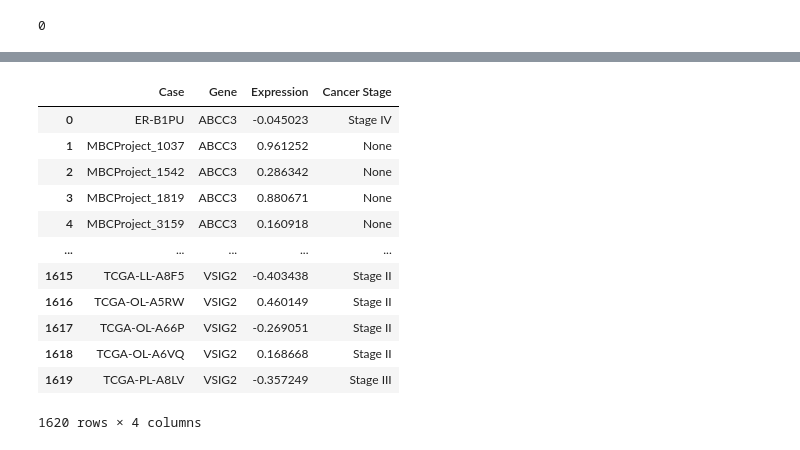
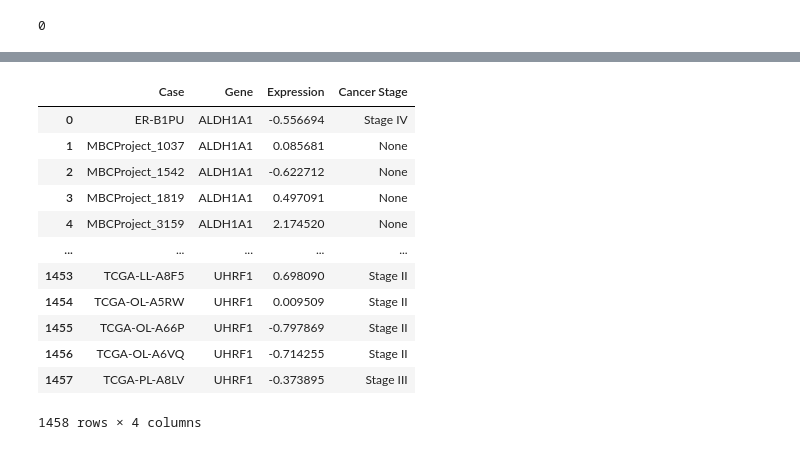
Before and after one commit to aaditya0106/cancer-dashboard, a Jupyter notebook: nciDataAnalysis.ipynb, the cells around one changed output, grey strips where cells are left out. Cells and saved outputs as stored; diff of their text form; code cells hidden in the pictures.

```diff
--- a/nciDataAnalysis.ipynb
+++ b/nciDataAnalysis.ipynb
@@ -390,8 +447,9 @@ Concatenate 30 genes with clinical data. Reduce down to 100 samples
 # %%
-combined_df = pd.concat([filtered_geneClinical2.iloc[:, 0:31], filtered_geneClinical2.iloc[:, 1002:]], axis=1)
+# commenting out this is when I was selecting first 30 genes
+# combined_df = pd.concat([filtered_geneClinical2.iloc[:, 0:31], filtered_geneClinical2.iloc[:, 1002:]], axis=1)
 
 #reduce to 100 samples
-combined_df = combined_df.iloc[1:100, :]
+combined_df = selected_columns.iloc[1:100, :]
 # Check the combined dataset
 print("Combined Dataset:")
 print(combined_df.head())
@@ -432,3 +490,11 @@ Index(['Case', 'ANO1', 'CTTN', 'GAB2', 'TSKU', 'PEG10', 'TSPAN12', 'VSIG2',
        'tissue_or_organ_of_origin', 'tumor_grade', 'year_of_diagnosis',
        'treatment_or_therapy', 'treatment_type'],
       dtype='object')
+# %%
+# List of all columns except the gene expression columns
+
+# Create a list of column names not in genesOfInterest
+id_vars = [col for col in combined_df.columns if col not in genesOfInterest]
+
+# Display the list of column names
+print(id_vars)
@@ -506,15 +565,6 @@ Stage IV        30
 Name: count, dtype: int64
 # %%
-# reshaped_df['Cancer Stage'] = reshapied_df['ajcc_pathologic_stage'].apply(
-#     lambda x: 'Stage I' if 'I' in x and 'Stage IIA' not in x and 'Stage IIB' not in x
-#     else 'Stage II' if 'II' in x
-#     else 'Stage III' if 'III' in x
-#     else 'Stage IV'
-# )
-
-# reshaped_df['Cancer Stage'].value_counts()
-
-reshaped_df['Cancer Stage'] = reshaped_df['ajcc_pathologic_stage'].apply(
+reshaped_df_drop['Cancer Stage'] = reshaped_df_drop['ajcc_pathologic_stage'].apply(
     lambda x: (
         'Stage I' if isinstance(x, str) and ('Stage I' in x and 'Stage IA' in x)
         else 'Stage II' if isinstance(x, str) and ('Stage IIA' in x or 'Stage IIB' in x)
@@ -525,7 +575,7 @@ reshaped_df['Cancer Stage'] = reshaped_df['ajcc_pathologic_stage'].apply(
 )
 
 # Display the counts for each stage
-stage_counts = reshaped_df['Cancer Stage'].value_counts()
+stage_counts = reshaped_df_drop['Cancer Stage'].value_counts()
 print(stage_counts)
 # %% [output]
 Cancer Stage
@@ -536,6 +586,6 @@ Stage IV       30
 Name: count, dtype: int64
 # %%
-unique_expression = reshaped_df.groupby(['Case', 'Gene'])['Expression'].first().unstack()
+unique_expression = reshaped_df_drop.groupby(['Case', 'Gene'])['Expression'].first().unstack()
 # %%
 unique_expression = unique_expression.astype(float).fillna(0)  # To Ensure all values are numeric
 # %%
@@ -685,38 +714,38 @@ heatmap.show()
 # %%
 # Add 'Cancer Stage' to unique_expression_melted
 unique_expression_melted = unique_expression_melted.merge(
-    reshaped_df[['Case', 'Cancer Stage']].drop_duplicates(),
+    reshaped_df_drop[['Case', 'Cancer Stage']].drop_duplicates(),
     on='Case',
     how='left'
 )
 
 unique_expression_melted
 # # Create the heatmap with 'Cancer Stage' in the tooltip
 # heatmap = px.density_heatmap(
 #     unique_expression_melted,
 #     x="Gene",
 #     y="Case",
 #     z="Expression",
 #     color_continuous_scale="Blues",
 #     range_color=(-2, 30),
 #     title="Heatmap of Gene Expression Levels",
 #     labels={'Expression': 'Expression Level'},
 #     hover_data={'Cancer Stage': True}  # Include 'Cancer Stage' in the tooltip
 # )
 
 # # Display the heatmap
 # heatmap.show()
 # %% [output]
 |  | Case | Gene | Expression | Cancer Stage |
-| 0 | ER-B1PU | ABCC3 | -0.045023 | Stage IV |
-| 1 | MBCProject_1037 | ABCC3 | 0.961252 | None |
-| 2 | MBCProject_1542 | ABCC3 | 0.286342 | None |
-| 3 | MBCProject_1819 | ABCC3 | 0.880671 | None |
-| 4 | MBCProject_3159 | ABCC3 | 0.160918 | None |
+| 0 | ER-B1PU | ALDH1A1 | -0.556694 | Stage IV |
+| 1 | MBCProject_1037 | ALDH1A1 | 0.085681 | None |
+| 2 | MBCProject_1542 | ALDH1A1 | -0.622712 | None |
+| 3 | MBCProject_1819 | ALDH1A1 | 0.497091 | None |
+| 4 | MBCProject_3159 | ALDH1A1 | 2.174520 | None |
 | ... | ... | ... | ... | ... |
-| 1615 | TCGA-LL-A8F5 | VSIG2 | -0.403438 | Stage II |
-| 1616 | TCGA-OL-A5RW | VSIG2 | 0.460149 | Stage II |
-| 1617 | TCGA-OL-A66P | VSIG2 | -0.269051 | Stage II |
-| 1618 | TCGA-OL-A6VQ | VSIG2 | 0.168668 | Stage II |
-| 1619 | TCGA-PL-A8LV | VSIG2 | -0.357249 | Stage III |
+| 1453 | TCGA-LL-A8F5 | UHRF1 | 0.698090 | Stage II |
+| 1454 | TCGA-OL-A5RW | UHRF1 | 0.009509 | Stage II |
+| 1455 | TCGA-OL-A66P | UHRF1 | -0.797869 | Stage II |
+| 1456 | TCGA-OL-A6VQ | UHRF1 | -0.714255 | Stage II |
+| 1457 | TCGA-PL-A8LV | UHRF1 | -0.373895 | Stage III |
-1620 rows × 4 columns
+1458 rows × 4 columns
```
Also changed, not shown: parts of 40 cells of this notebook.
